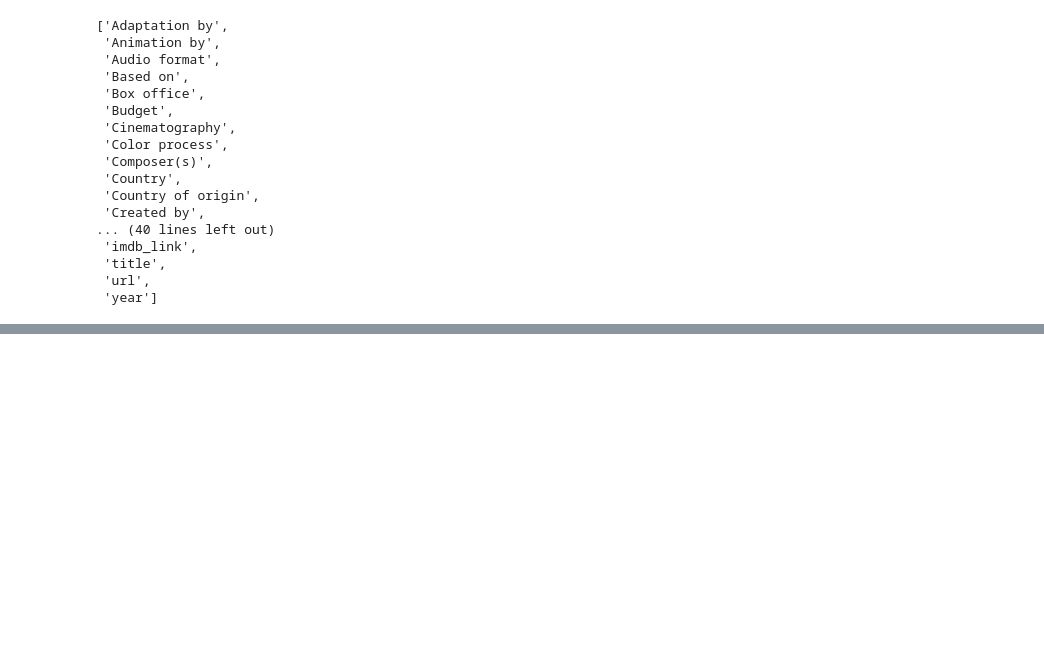
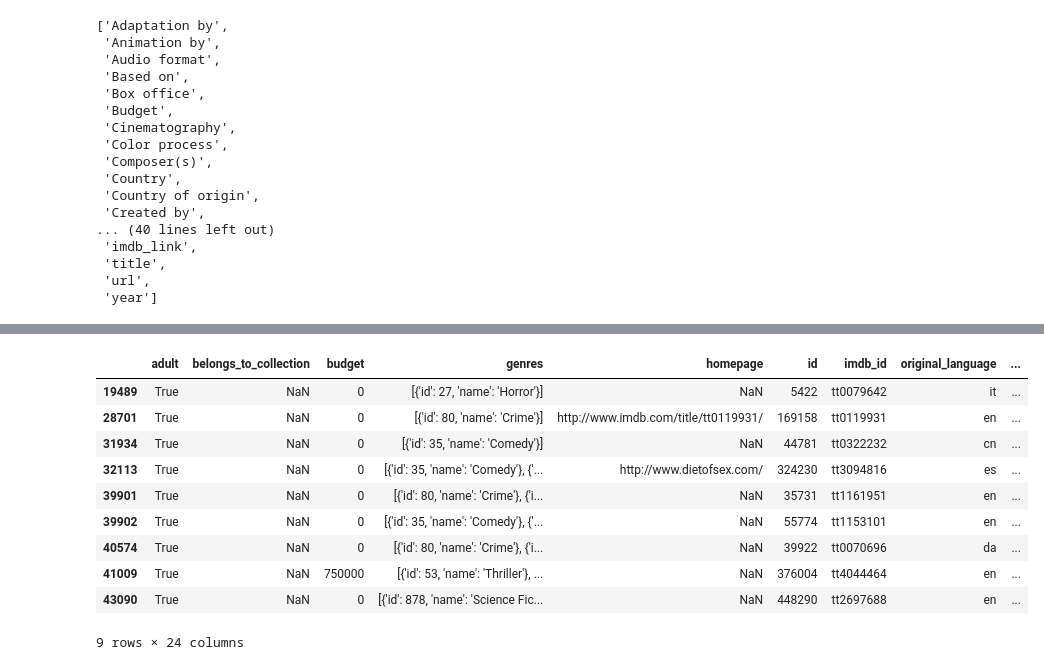
Before and after one commit to faramarzamirshahi/Movies-ETL, a Jupyter notebook: extract.ipynb, the cells around one changed output, grey strips where cells are left out. Cells and saved outputs as stored; diff of their text form; code cells hidden in the pictures; blank space fills up the shorter version.

```diff
--- a/extract.ipynb
+++ b/extract.ipynb
@@ -347,0 +1245,14 @@ sorted(wiki_movies_df.columns.tolist())
+# %%
+kaggle_metadata[kaggle_metadata['adult']=='True']
+# %% [output]
+|  | adult | belongs_to_collection | budget | genres | homepage | id | imdb_id | original_language | ... |
+| 19489 | True | NaN | 0 | [{'id': 27, 'name': 'Horror'}] | NaN | 5422 | tt0079642 | it | ... |
+| 28701 | True | NaN | 0 | [{'id': 80, 'name': 'Crime'}] | http://www.imdb.com/title/tt0119931/ | 169158 | tt0119931 | en | ... |
+| 31934 | True | NaN | 0 | [{'id': 35, 'name': 'Comedy'}] | NaN | 44781 | tt0322232 | cn | ... |
+| 32113 | True | NaN | 0 | [{'id': 35, 'name': 'Comedy'}, {'... | http://www.dietofsex.com/ | 324230 | tt3094816 | es | ... |
+| 39901 | True | NaN | 0 | [{'id': 80, 'name': 'Crime'}, {'i... | NaN | 35731 | tt1161951 | en | ... |
+| 39902 | True | NaN | 0 | [{'id': 35, 'name': 'Comedy'}, {'... | NaN | 55774 | tt1153101 | en | ... |
+| 40574 | True | NaN | 0 | [{'id': 80, 'name': 'Crime'}, {'i... | NaN | 39922 | tt0070696 | da | ... |
+| 41009 | True | NaN | 750000 | [{'id': 53, 'name': 'Thriller'}, ... | NaN | 376004 | tt4044464 | en | ... |
+| 43090 | True | NaN | 0 | [{'id': 878, 'name': 'Science Fic... | NaN | 448290 | tt2697688 | en | ... |
+9 rows × 24 columns
```
Also changed, not shown: parts of 122 cells of this notebook, 1 other file.
